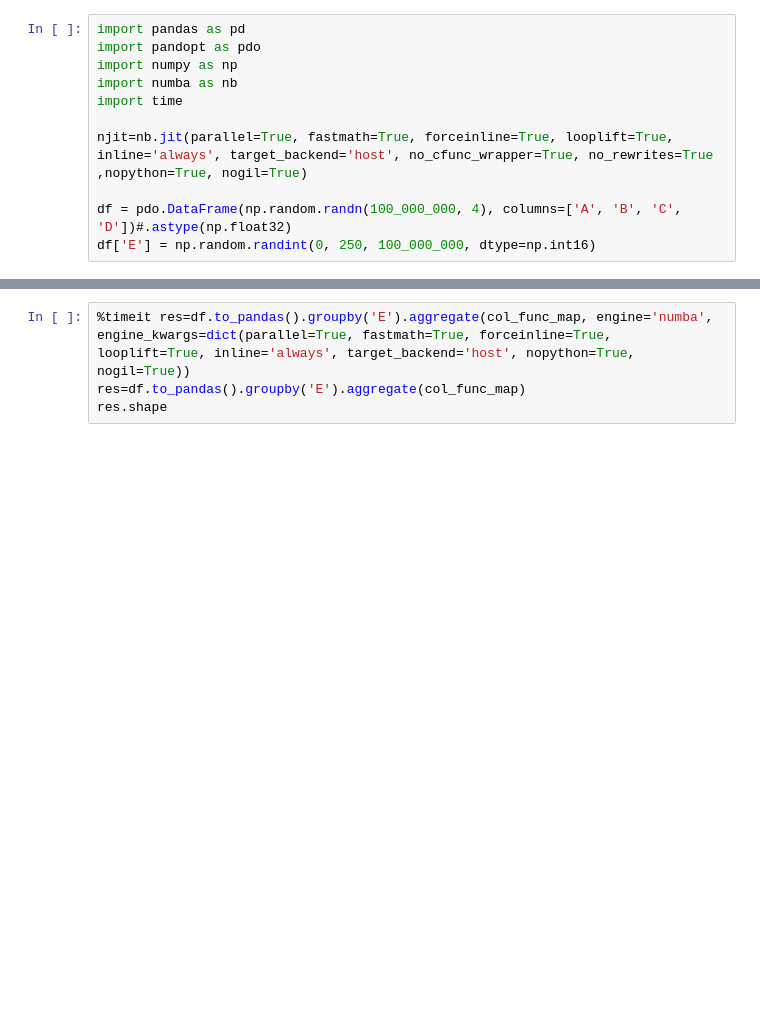
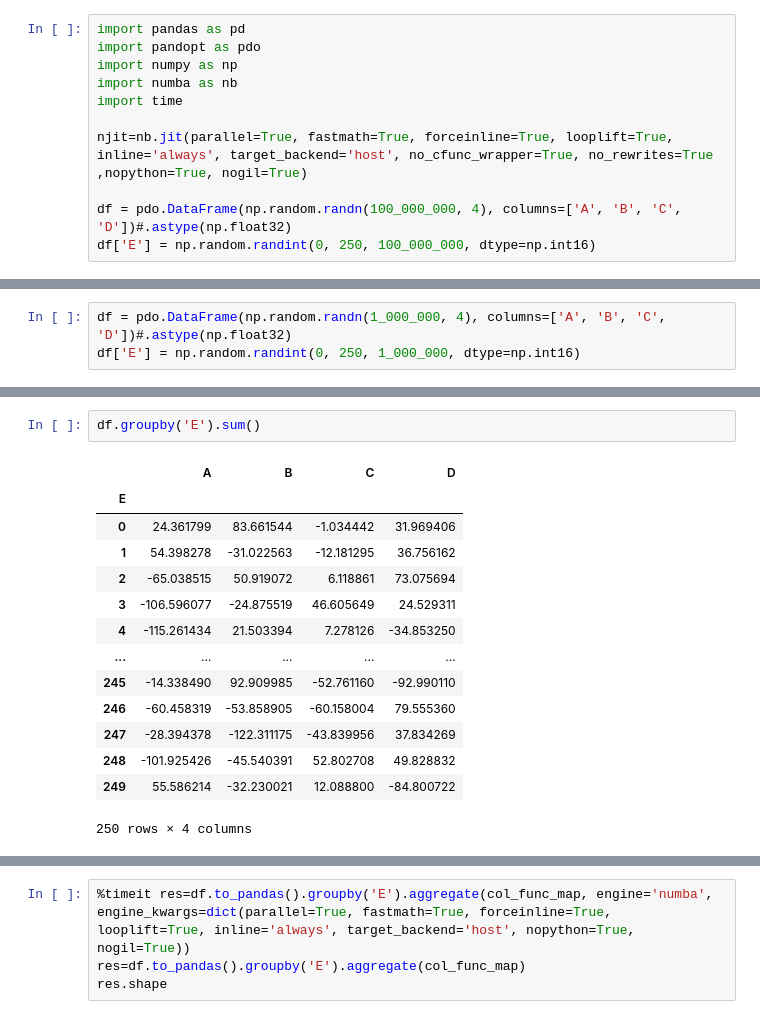
Before and after one commit to remigenet/pandopt, a Jupyter notebook: dev/grouptest.ipynb, the cells around one changed output, grey strips where cells are left out. Drawn from its saved outputs; the diff is of its cells as text; blank space fills up the shorter version.

```diff
--- a/dev/grouptest.ipynb
+++ b/dev/grouptest.ipynb
@@ -41 +41,4 @@ pandas classic
 (250, 8)
+# %%
+df = pdo.DataFrame(np.random.randn(1_000_000, 4), columns=['A', 'B', 'C', 'D'])#.astype(np.float32)
+df['E'] = np.random.randint(0, 250, 1_000_000, dtype=np.int16)
@@ -41,0 +94,17 @@ pandas classic
+# %%
+df.groupby('E').sum()
+# %% [output]
+|  | A | B | C | D |
+| E |  |  |  |  |
+| 0 | 24.361799 | 83.661544 | -1.034442 | 31.969406 |
+| 1 | 54.398278 | -31.022563 | -12.181295 | 36.756162 |
+| 2 | -65.038515 | 50.919072 | 6.118861 | 73.075694 |
+| 3 | -106.596077 | -24.875519 | 46.605649 | 24.529311 |
+| 4 | -115.261434 | 21.503394 | 7.278126 | -34.853250 |
+| ... | ... | ... | ... | ... |
+| 245 | -14.338490 | 92.909985 | -52.761160 | -92.990110 |
+| 246 | -60.458319 | -53.858905 | -60.158004 | 79.555360 |
+| 247 | -28.394378 | -122.311175 | -43.839956 | 37.834269 |
+| 248 | -101.925426 | -45.540391 | 52.802708 | 49.828832 |
+| 249 | 55.586214 | -32.230021 | 12.088800 | -84.800722 |
+250 rows × 4 columns
```
Also changed, not shown: parts of 10 cells of this notebook, 5 other files.
